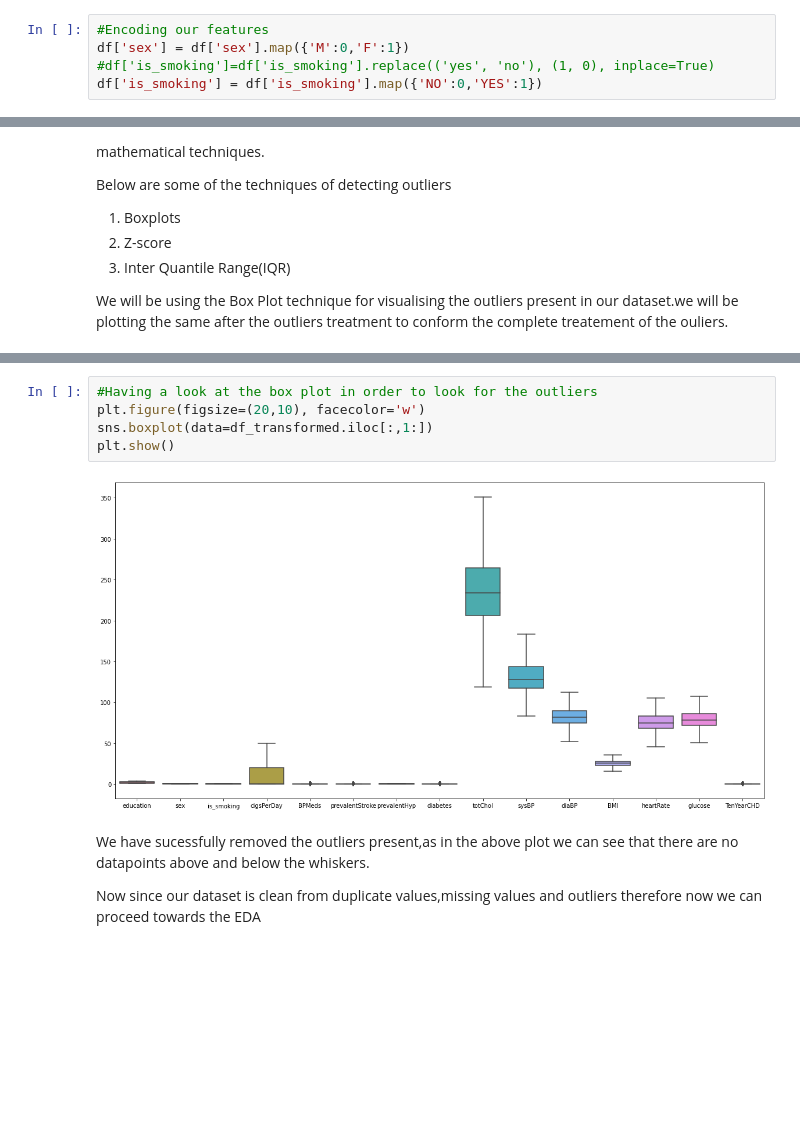
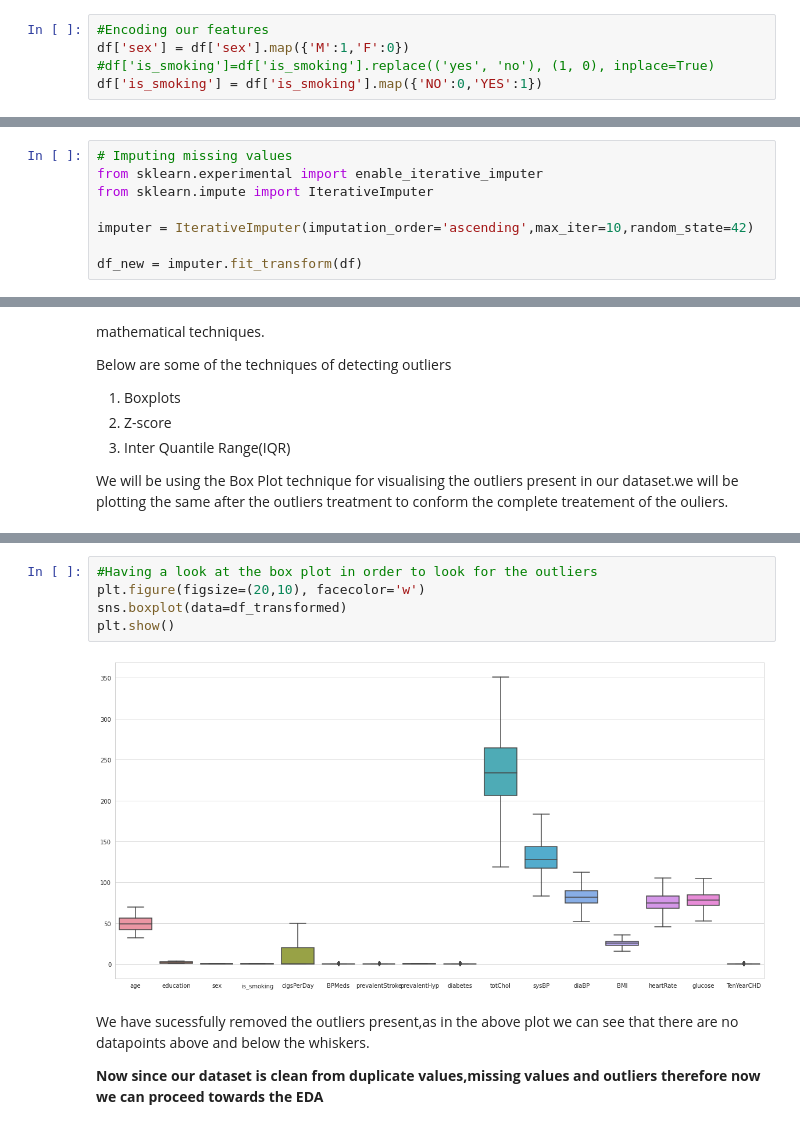
Before and after one commit to ParthSharma1197/Capstone-Project-Cardiovascular-Risk-Prediction, a Jupyter notebook: PARTH_SHARMA_Cardiovascular_Risk_Prediction_Capstone_Project.ipynb, the cells around one changed output, grey strips where cells are left out. Saved outputs shown, nothing was run; the diff lists cells and outputs as text; blank space fills up the shorter version.

```diff
--- a/PARTH_SHARMA_Cardiovascular_Risk_Prediction_Capstone_Project.ipynb
+++ b/PARTH_SHARMA_Cardiovascular_Risk_Prediction_Capstone_Project.ipynb
@@ -393,6 +405,6 @@ For glucose column that represent the glucose level in the body there are almost
 Encoding our categorical features to make the dataset suitable for imputation
 # %%
 #Encoding our features
-df['sex'] = df['sex'].map({'M':0,'F':1})
+df['sex'] = df['sex'].map({'M':1,'F':0})
 #df['is_smoking']=df['is_smoking'].replace(('yes', 'no'), (1, 0), inplace=True)
 df['is_smoking'] = df['is_smoking'].map({'NO':0,'YES':1})
@@ -415,3 +441,11 @@ df_new= knn.fit_transform(df)
+# %%
+# Imputing missing values
+from sklearn.experimental import enable_iterative_imputer
+from sklearn.impute import IterativeImputer
+
+imputer = IterativeImputer(imputation_order='ascending',max_iter=10,random_state=42)
+
+df_new = imputer.fit_transform(df)
 # %% [markdown]
 We get an array after the imputation thus we need to convert the array to dataframe.Also the data type of our categorical dataset would have changed to integer or float thus we need to change it to object as the earlier and we will be doing by passing the dataframe to the function created earlier to change the datatype.
 # %%
@@ -566,11 +612,11 @@ outliers(df_transformed,feature)
 # %%
 #Having a look at the box plot in order to look for the outliers
 plt.figure(figsize=(20,10), facecolor='w')
-sns.boxplot(data=df_transformed.iloc[:,1:])
+sns.boxplot(data=df_transformed)
 plt.show()
 # %% [output]
-[figure, old version]
+[figure, new version]
 # %% [markdown]
 We have sucessfully removed the outliers present,as in the above plot we can see that there are no datapoints above and below the whiskers.
 
-Now since our dataset is clean from duplicate values,missing values and outliers therefore now we can proceed towards the EDA
+**Now since our dataset is clean from duplicate values,missing values and outliers therefore now we can proceed towards the EDA**
```
Also changed, not shown: parts of 43 cells of this notebook.
